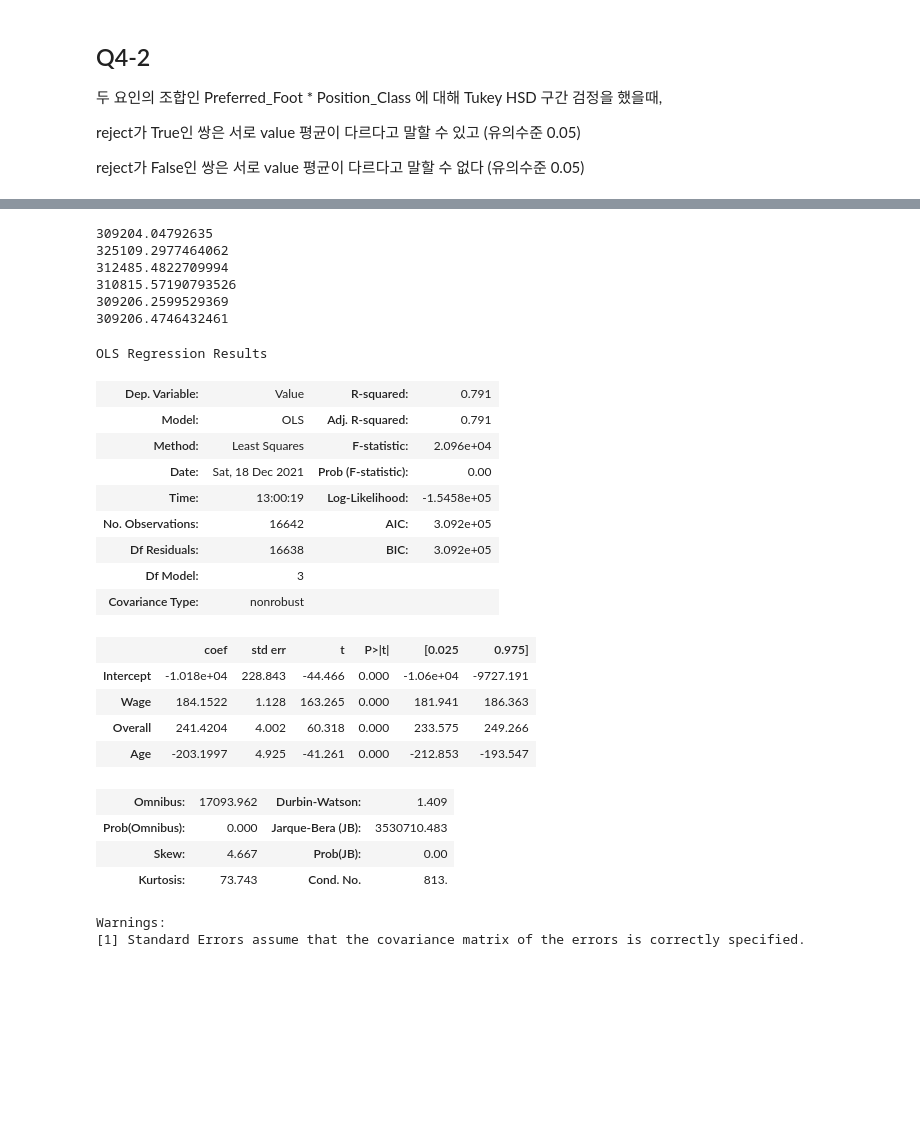
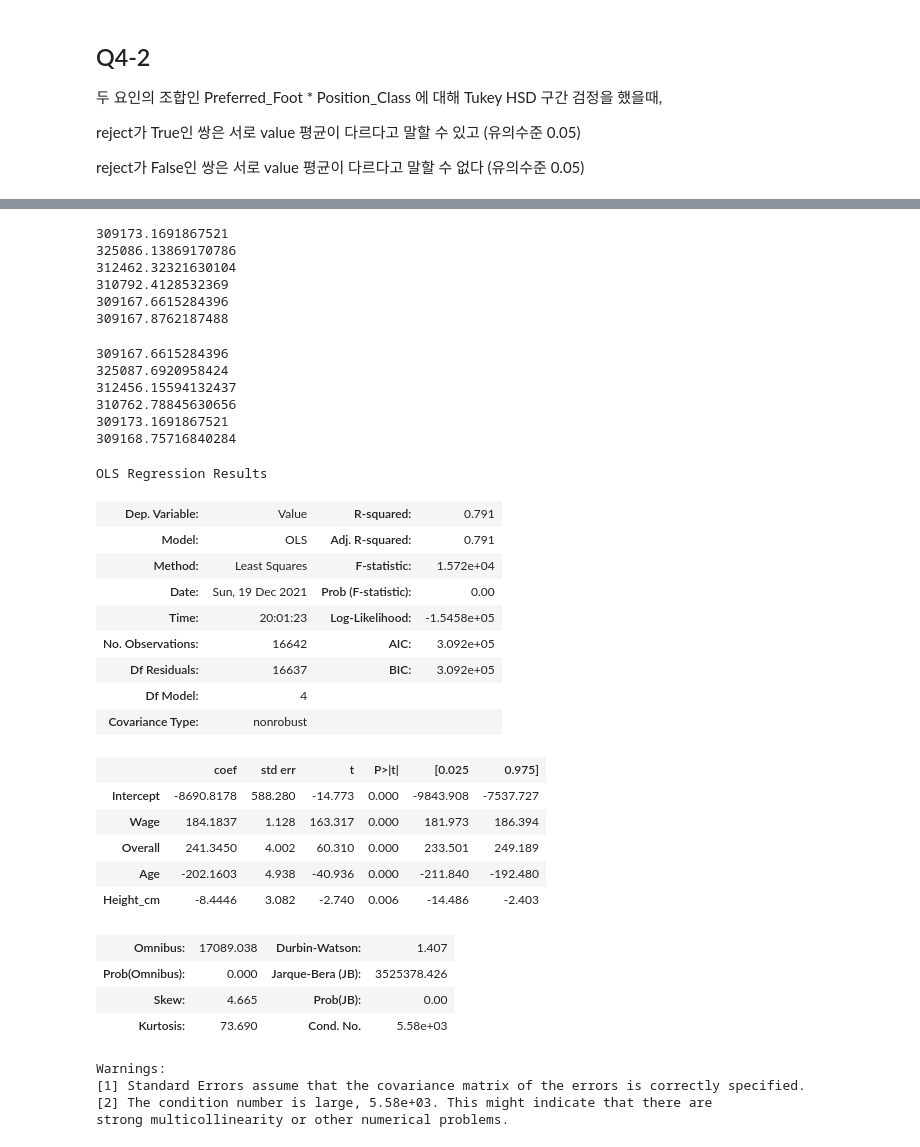
Before and after one commit to ttnyoung/ADP, a Jupyter notebook: ADP24/2_모의고사 숙제 업로드/모의고사 1-2/모의고사1-2통계분석_문재민.ipynb, the cells around one changed output, grey strips where cells are left out. Saved outputs shown, nothing was run; the diff lists cells and outputs as text; code cells hidden in the pictures; blank space fills up the shorter version.

```diff
--- a/ADP24/2_모의고사 숙제 업로드/모의고사 1-2/모의고사1-2통계분석_문재민.ipynb
+++ b/ADP24/2_모의고사 숙제 업로드/모의고사 1-2/모의고사1-2통계분석_문재민.ipynb
@@ -288,51 +302,75 @@ print(model.fit().bic)
 # %%
 # 4, Wage + Overal + Age
 model = ols("Value ~ Wage + Overall + Age", data = df_fifa)
-print(model.fit().bic)
+print(model.fit().aic)
 model = ols("Value ~ Overall + Age", data = df_fifa)
-print(model.fit().bic)
+print(model.fit().aic)
 model = ols("Value ~ Wage + Age", data = df_fifa)
-print(model.fit().bic)
+print(model.fit().aic)
 model = ols("Value ~ Wage + Overall", data = df_fifa)
-print(model.fit().bic)
+print(model.fit().aic)
 model = ols("Value ~ Wage + Overall + Age + Height_cm", data = df_fifa)
-print(model.fit().bic)
+print(model.fit().aic)
 model = ols("Value ~ Wage + Overall + Age + Weight_lb", data = df_fifa)
-print(model.fit().bic)
+print(model.fit().aic)
 # %% [output]
-309204.04792635
-325109.2977464062
-312485.4822709994
-310815.57190793526
-309206.2599529369
-309206.4746432461
+309173.1691867521
+325086.13869170786
+312462.32321630104
+310792.4128532369
+309167.6615284396
+309167.8762187488
+# %%
+# 5, Wage + Overal + Age + Height_cm
+model = ols("Value ~ Wage + Overall + Age + Height_cm", data = df_fifa)
+print(model.fit().aic)
+model = ols("Value ~ Overall + Age + Height_cm", data = df_fifa)
+print(model.fit().aic)
+model = ols("Value ~ Wage + Age + Height_cm", data = df_fifa)
+print(model.fit().aic)
+model = ols("Value ~ Wage + Overall + Height_cm", data = df_fifa)
+print(model.fit().aic)
+model = ols("Value ~ Wage + Overall + Age", data = df_fifa)
+print(model.fit().aic)
+model = ols("Value ~ Wage + Overall + Age + Height_cm + Weight_lb", data = df_fifa)
+print(model.fit().aic)
+# %% [output]
+309167.6615284396
+325087.6920958424
+312456.15594132437
+310762.78845630656
+309173.1691867521
+309168.75716840284
 # %%
-# 5, Wage + Overal + Age 의 BIC 값보다 작아지는 벌점이 없으므로, 변수 추가 또는 삭제 종료
-# 최종 모델은 Value ~ Wage + Overal + Age
+# 6, Wage + Overal + Age + Height_cm 의 AIC 값보다 작아지는 벌점이 없으므로, 변수 추가 또는 삭제 종료
+# 최종 모델은 Value ~ Wage + Overal + Age + Height_cm
 
-model = ols("Value ~ Wage + Overall + Age", data = df_fifa)
+model = ols("Value ~ Wage + Overall + Age + Height_cm", data = df_fifa)
 model.fit().summary()
 # %% [output]
 OLS Regression Results
 | Dep. Variable: | Value | R-squared: | 0.791 |
 | Model: | OLS | Adj. R-squared: | 0.791 |
-| Method: | Least Squares | F-statistic: | 2.096e+04 |
-| Date: | Sat, 18 Dec 2021 | Prob (F-statistic): | 0.00 |
-| Time: | 13:00:19 | Log-Likelihood: | -1.5458e+05 |
+| Method: | Least Squares | F-statistic: | 1.572e+04 |
+| Date: | Sun, 19 Dec 2021 | Prob (F-statistic): | 0.00 |
+| Time: | 20:01:23 | Log-Likelihood: | -1.5458e+05 |
 | No. Observations: | 16642 | AIC: | 3.092e+05 |
-| Df Residuals: | 16638 | BIC: | 3.092e+05 |
-| Df Model: | 3 |  |  |
+| Df Residuals: | 16637 | BIC: | 3.092e+05 |
+| Df Model: | 4 |  |  |
 | Covariance Type: | nonrobust |  |  |
 |  | coef | std err | t | P>|t| | [0.025 | 0.975] |
-| Intercept | -1.018e+04 | 228.843 | -44.466 | 0.000 | -1.06e+04 | -9727.191 |
-| Wage | 184.1522 | 1.128 | 163.265 | 0.000 | 181.941 | 186.363 |
-| Overall | 241.4204 | 4.002 | 60.318 | 0.000 | 233.575 | 249.266 |
-| Age | -203.1997 | 4.925 | -41.261 | 0.000 | -212.853 | -193.547 |
+| Intercept | -8690.8178 | 588.280 | -14.773 | 0.000 | -9843.908 | -7537.727 |
+| Wage | 184.1837 | 1.128 | 163.317 | 0.000 | 181.973 | 186.394 |
+| Overall | 241.3450 | 4.002 | 60.310 | 0.000 | 233.501 | 249.189 |
+| Age | -202.1603 | 4.938 | -40.936 | 0.000 | -211.840 | -192.480 |
+| Height_cm | -8.4446 | 3.082 | -2.740 | 0.006 | -14.486 | -2.403 |
-| Omnibus: | 17093.962 | Durbin-Watson: | 1.409 |
-| Prob(Omnibus): | 0.000 | Jarque-Bera (JB): | 3530710.483 |
-| Skew: | 4.667 | Prob(JB): | 0.00 |
-| Kurtosis: | 73.743 | Cond. No. | 813. |
+| Omnibus: | 17089.038 | Durbin-Watson: | 1.407 |
+| Prob(Omnibus): | 0.000 | Jarque-Bera (JB): | 3525378.426 |
+| Skew: | 4.665 | Prob(JB): | 0.00 |
+| Kurtosis: | 73.690 | Cond. No. | 5.58e+03 |
 Warnings:
 [1] Standard Errors assume that the covariance matrix of the errors is correctly specified.
+[2] The condition number is large, 5.58e+03. This might indicate that there are
+strong multicollinearity or other numerical problems.
 # %% [markdown]
 ## Q5
```
Also changed, not shown: parts of 5 cells of this notebook.
